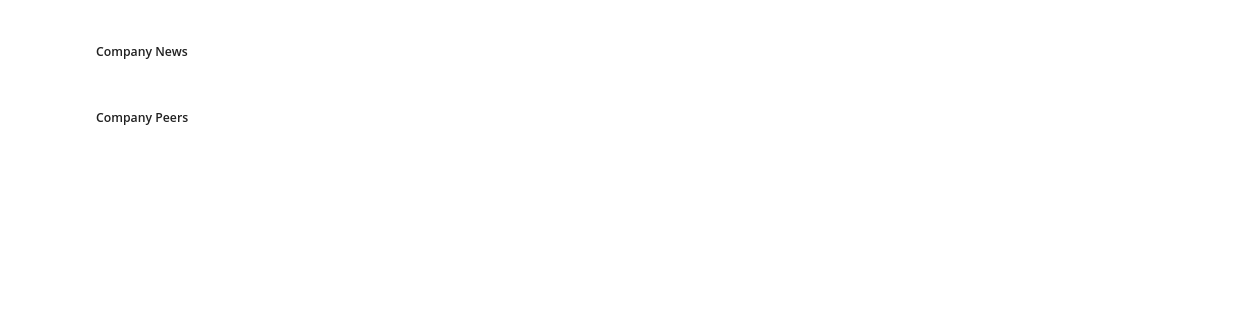
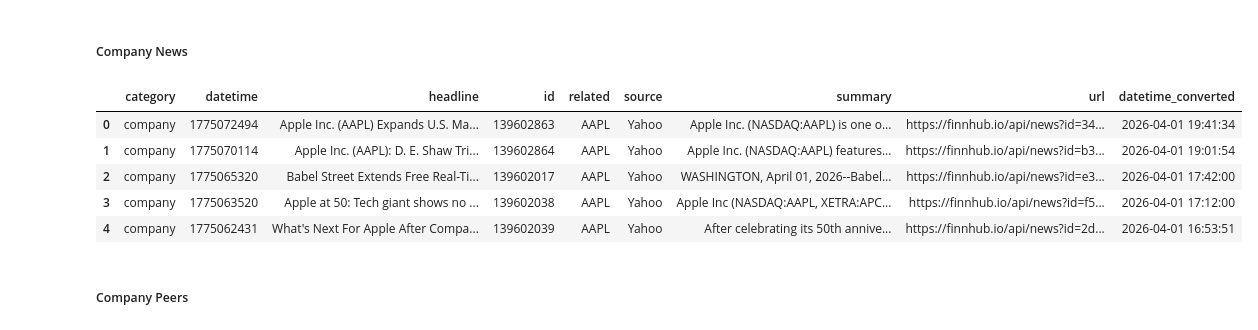
Before and after one commit to dsavas07/Stock-Keeper, a Jupyter notebook: Finnhub_API_Test.ipynb, the cells around one changed output. Saved outputs shown, nothing was run; the diff lists cells and outputs as text; code cells hidden in the pictures; blank space fills up the shorter version.

```diff
--- a/Finnhub_API_Test.ipynb
+++ b/Finnhub_API_Test.ipynb
@@ -110,10 +303,17 @@ df
 # %%
 # Company News
 # Need to use _from instead of from to avoid conflict
 df = pd.json_normalize(finnhub_client.company_news(test_symbol, _from=pd.to_datetime("today").date(), to=pd.to_datetime("today").date()))
 df['datetime_converted'] = pd.to_datetime(df['datetime'], unit='s')
 df.drop(columns=['image'], inplace=True)
-df
+df.head()
+# %% [output]
+|  | category | datetime | headline | id | related | source | summary | url | datetime_converted |
+| 0 | company | 1775072494 | Apple Inc. (AAPL) Expands U.S. Ma... | 139602863 | AAPL | Yahoo | Apple Inc. (NASDAQ:AAPL) is one o... | https://finnhub.io/api/news?id=34... | 2026-04-01 19:41:34 |
+| 1 | company | 1775070114 | Apple Inc. (AAPL): D. E. Shaw Tri... | 139602864 | AAPL | Yahoo | Apple Inc. (NASDAQ:AAPL) features... | https://finnhub.io/api/news?id=b3... | 2026-04-01 19:01:54 |
+| 2 | company | 1775065320 | Babel Street Extends Free Real-Ti... | 139602017 | AAPL | Yahoo | WASHINGTON, April 01, 2026--Babel... | https://finnhub.io/api/news?id=e3... | 2026-04-01 17:42:00 |
+| 3 | company | 1775063520 | Apple at 50: Tech giant shows no ... | 139602038 | AAPL | Yahoo | Apple Inc (NASDAQ:AAPL, XETRA:APC... | https://finnhub.io/api/news?id=f5... | 2026-04-01 17:12:00 |
+| 4 | company | 1775062431 | What's Next For Apple After Compa... | 139602039 | AAPL | Yahoo | After celebrating its 50th annive... | https://finnhub.io/api/news?id=2d... | 2026-04-01 16:53:51 |
 # %% [markdown]
 ##### Company Peers
 # %%
```
Also changed, not shown: parts of 22 cells of this notebook.
